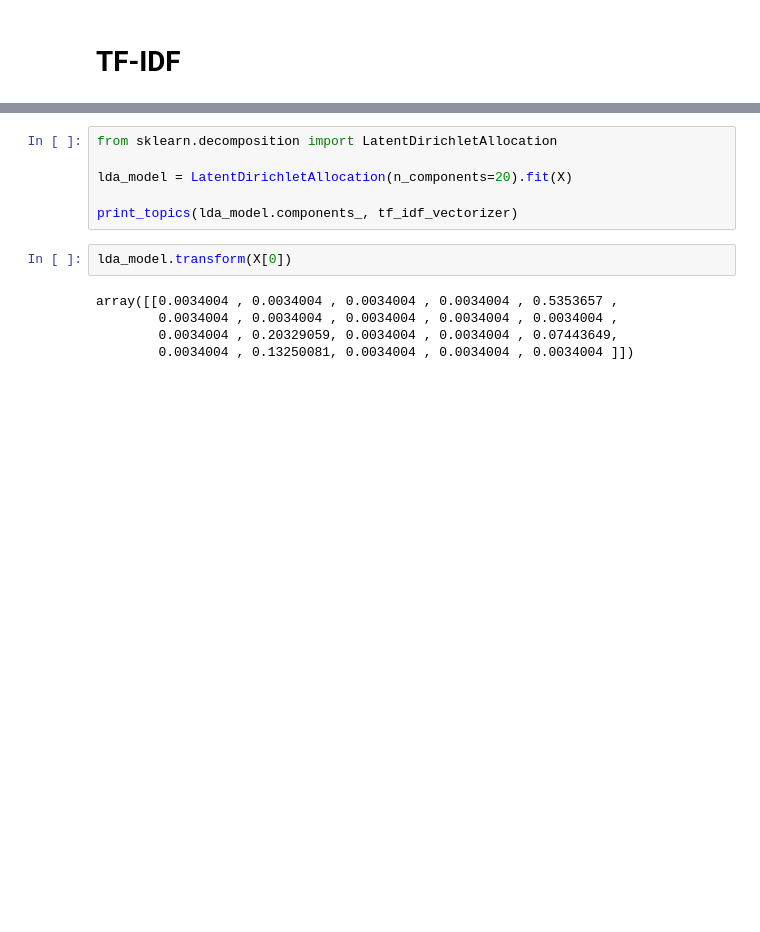
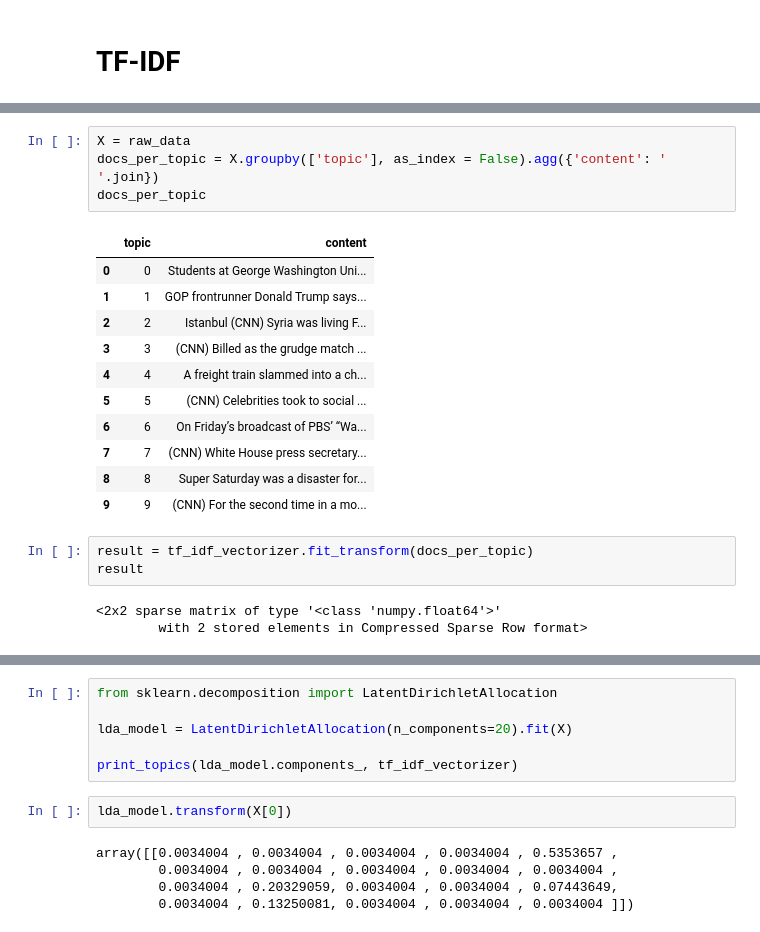
Before and after one commit to archifreitas/big_picture, a Jupyter notebook: notebooks/calem.ipynb, the cells around one changed output, grey strips where cells are left out. Saved outputs shown, nothing was run; the diff lists cells and outputs as text; blank space fills up the shorter version.

```diff
--- a/notebooks/calem.ipynb
+++ b/notebooks/calem.ipynb
@@ -53,0 +135,22 @@ tf_idf_model = KMeans(n_clusters=20).fit(X)
+# %%
+X = raw_data
+docs_per_topic = X.groupby(['topic'], as_index = False).agg({'content': ' '.join})
+docs_per_topic
+# %% [output]
+|  | topic | content |
+| 0 | 0 | Students at George Washington Uni... |
+| 1 | 1 | GOP frontrunner Donald Trump says... |
+| 2 | 2 | Istanbul (CNN) Syria was living F... |
+| 3 | 3 | (CNN) Billed as the grudge match ... |
+| 4 | 4 | A freight train slammed into a ch... |
+| 5 | 5 | (CNN) Celebrities took to social ... |
+| 6 | 6 | On Friday’s broadcast of PBS’ “Wa... |
+| 7 | 7 | (CNN) White House press secretary... |
+| 8 | 8 | Super Saturday was a disaster for... |
+| 9 | 9 | (CNN) For the second time in a mo... |
+# %%
+result = tf_idf_vectorizer.fit_transform(docs_per_topic)
+result
+# %% [output]
+<2x2 sparse matrix of type '<class 'numpy.float64'>'
+        with 2 stored elements in Compressed Sparse Row format>
```
Also changed, not shown: parts of 21 cells of this notebook, 1 other file.
